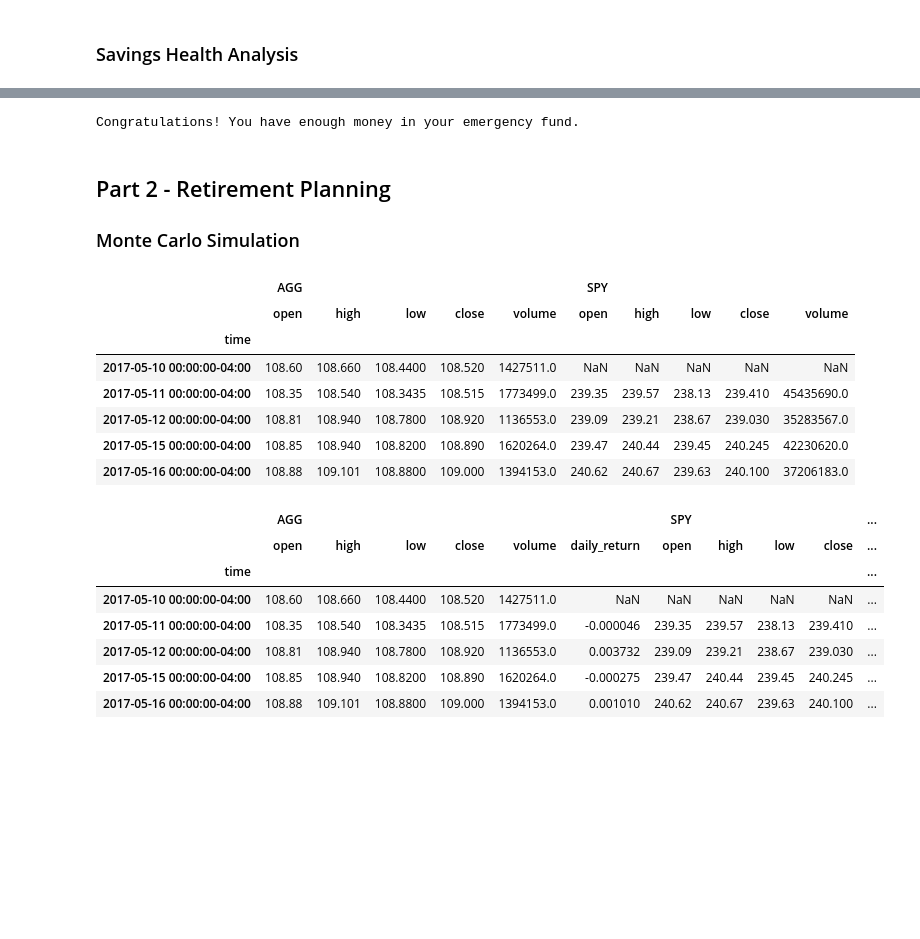
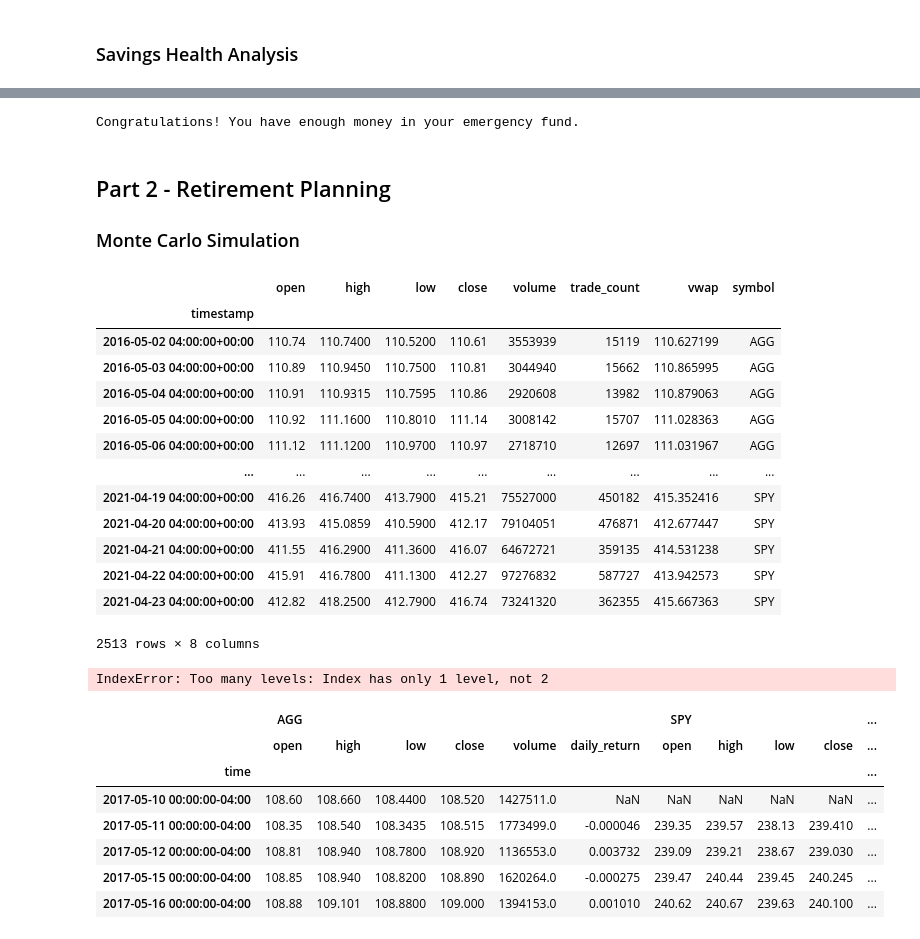
Before and after one commit to chaka37/API, a Jupyter notebook: Starter_Code/financial-planner.ipynb, the cells around one changed output, grey strips where cells are left out. Cells and saved outputs as stored; diff of their text form; code cells hidden in the pictures; blank space fills up the shorter version.

```diff
--- a/Starter_Code/financial-planner.ipynb
+++ b/Starter_Code/financial-planner.ipynb
@@ -137,14 +144,20 @@ display(df_savings)
-# %%
-# Set ideal emergency fund
-emergency_fund = monthly_income * 3
-
-# Calculate total amount of savings
-# YOUR CODE HERE!
-
-# Validate saving health
-# YOUR CODE HERE!
-# %% [output]
-Congratulations! You have enough money in your emergency fund.
+# %%
+# Set ideal emergency fund
+emergency_fund = monthly_income * 3
+
+# Calculate total amount of savings
+total_savings = df_savings.sum().item()
+
+
+# Validate saving health
+if total_savings > emergency_fund:
+    print("Congratulations! You have enough money in your emergency fund.")
+elif total_savings == emergency_fund:
+    print("Congratulations on reaching your goal of 3x your monthly income.")
+else:
+    print(f'You are ${emergency_fund - total_savings} away from reaching your goal of 3x your monthly income in your emergency fund.')
+# %% [output]
+Congratulations! You have enough money in your emergency fund.
 # %% [markdown]
 ## Part 2 - Retirement Planning
 
@@ -157,22 +170,40 @@ end_date = pd.Timestamp('2021-05-01', tz='America/New_York').isoformat()
 # %%
 # Get 5 years' worth of historical data for SPY and AGG
 # (use a limit=1000 parameter to call the most recent 1000 days of data)
-# YOUR CODE HERE!
+df_stock_data = api.get_bars(
+    tickers,
+    timeframe = "1Day",
+    start = start_date,
+    end = end_date
+).df
 
 # Display sample data
-df_stock_data.head()
+df_stock_data.head(-5)
 # %% [output]
-|  | AGG |  |  |  |  | SPY |  |  |  |  |
-|  | open | high | low | close | volume | open | high | low | close | volume |
-| time |  |  |  |  |  |  |  |  |  |  |
-| 2017-05-10 00:00:00-04:00 | 108.60 | 108.660 | 108.4400 | 108.520 | 1427511.0 | NaN | NaN | NaN | NaN | NaN |
-| 2017-05-11 00:00:00-04:00 | 108.35 | 108.540 | 108.3435 | 108.515 | 1773499.0 | 239.35 | 239.57 | 238.13 | 239.410 | 45435690.0 |
-| 2017-05-12 00:00:00-04:00 | 108.81 | 108.940 | 108.7800 | 108.920 | 1136553.0 | 239.09 | 239.21 | 238.67 | 239.030 | 35283567.0 |
-| 2017-05-15 00:00:00-04:00 | 108.85 | 108.940 | 108.8200 | 108.890 | 1620264.0 | 239.47 | 240.44 | 239.45 | 240.245 | 42230620.0 |
-| 2017-05-16 00:00:00-04:00 | 108.88 | 109.101 | 108.8800 | 109.000 | 1394153.0 | 240.62 | 240.67 | 239.63 | 240.100 | 37206183.0 |
+|  | open | high | low | close | volume | trade_count | vwap | symbol |
+| timestamp |  |  |  |  |  |  |  |  |
+| 2016-05-02 04:00:00+00:00 | 110.74 | 110.7400 | 110.5200 | 110.61 | 3553939 | 15119 | 110.627199 | AGG |
+| 2016-05-03 04:00:00+00:00 | 110.89 | 110.9450 | 110.7500 | 110.81 | 3044940 | 15662 | 110.865995 | AGG |
+| 2016-05-04 04:00:00+00:00 | 110.91 | 110.9315 | 110.7595 | 110.86 | 2920608 | 13982 | 110.879063 | AGG |
+| 2016-05-05 04:00:00+00:00 | 110.92 | 111.1600 | 110.8010 | 111.14 | 3008142 | 15707 | 111.028363 | AGG |
+| 2016-05-06 04:00:00+00:00 | 111.12 | 111.1200 | 110.9700 | 110.97 | 2718710 | 12697 | 111.031967 | AGG |
+| ... | ... | ... | ... | ... | ... | ... | ... | ... |
+| 2021-04-19 04:00:00+00:00 | 416.26 | 416.7400 | 413.7900 | 415.21 | 75527000 | 450182 | 415.352416 | SPY |
+| 2021-04-20 04:00:00+00:00 | 413.93 | 415.0859 | 410.5900 | 412.17 | 79104051 | 476871 | 412.677447 | SPY |
+| 2021-04-21 04:00:00+00:00 | 411.55 | 416.2900 | 411.3600 | 416.07 | 64672721 | 359135 | 414.531238 | SPY |
+| 2021-04-22 04:00:00+00:00 | 415.91 | 416.7800 | 411.1300 | 412.27 | 97276832 | 587727 | 413.942573 | SPY |
+| 2021-04-23 04:00:00+00:00 | 412.82 | 418.2500 | 412.7900 | 416.74 | 73241320 | 362355 | 415.667363 | SPY |
+2513 rows × 8 columns
 # %%
 # Configuring a Monte Carlo simulation to forecast 30 years cumulative returns
-# YOUR CODE HERE!
+MC_thirty_year = MCSimulation(
+    portfolio_data = df_stock_data,
+    weights= [.4,.6],
+    num_simulation = 500,
+    num_trading_days = 252*30
+)
+# %% [output]
+IndexError: Too many levels: Index has only 1 level, not 2
 # %%
 # Printing the simulation input data
 # YOUR CODE HERE!
```
Also changed, not shown: parts of 6 cells of this notebook.
